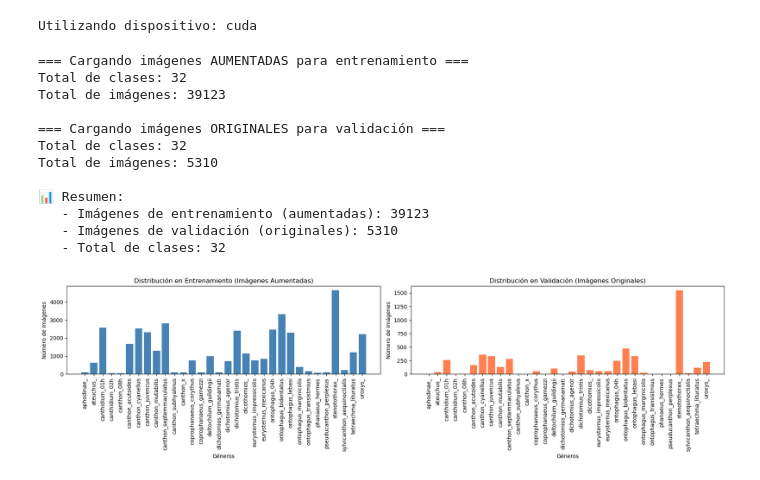
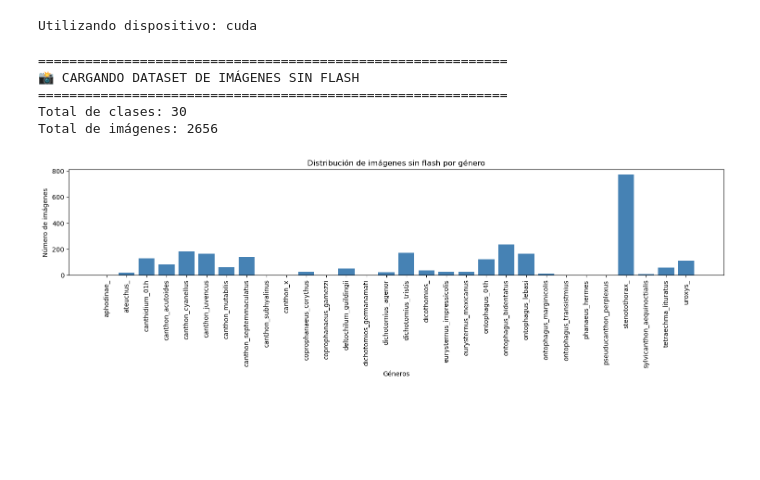
Before and after one commit to acperaltaf/beetles-classification, a Jupyter notebook: RestNet.ipynb, the cells around one changed output. Cells and saved outputs as stored; diff of their text form; code cells hidden in the pictures; blank space fills up the shorter version.

```diff
--- a/RestNet.ipynb
+++ b/RestNet.ipynb
@@ -106,7 +106,7 @@ class BeetleDataset(Dataset):
         return image, label
 
 # Función para cargar las imágenes y etiquetas
-def load_dataset(data_dir='cropped_beetles/images'):
+def load_dataset(data_dir='cropped_beetles/images_no_flash'):
     image_paths = []
     labels = []
     class_names = []
@@ -120,80 +120,53 @@ def load_dataset(data_dir='cropped_beetles/images'):
 
             # Obtener todas las imágenes de cada género
             for img_file in os.listdir(genus_path):
                 if img_file.lower().endswith(('.jpg', '.jpeg', '.png')):
                     img_path = os.path.join(genus_path, img_file)
                     image_paths.append(img_path)
                     labels.append(class_idx)
 
     print(f"Total de clases: {len(class_names)}")
     print(f"Total de imágenes: {len(image_paths)}")
 
     return image_paths, labels, class_names
 
-# Cargar el dataset de imágenes AUMENTADAS para entrenamiento
-print("=== Cargando imágenes AUMENTADAS para entrenamiento ===")
-train_paths, train_labels, class_names = load_dataset('cropped_beetles/images_augmented')
+# Cargar el dataset de imágenes SIN FLASH
+print("=" * 60)
+print("📸 CARGANDO DATASET DE IMÁGENES SIN FLASH")
+print("=" * 60)
+image_paths, labels, class_names = load_dataset('cropped_beetles/images_no_flash')
 
-# Cargar el dataset de imágenes ORIGINALES para validación
-print("\n=== Cargando imágenes ORIGINALES para validación ===")
-val_paths, val_labels, class_names_val = load_dataset('cropped_beetles/images')
-
-# Verificar que las clases sean las mismas en ambos conjuntos
-assert class_names == class_names_val, "Las clases no coinciden entre los conjuntos aumentado y original"
-
-print(f"\n📊 Resumen:")
-print(f"   - Imágenes de entrenamiento (aumentadas): {len(train_paths)}")
-print(f"   - Imágenes de validación (originales): {len(val_paths)}")
-print(f"   - Total de clases: {len(class_names)}")
-
-# Mostrar la distribución de clases en ambos conjuntos
-fig, axes = plt.subplots(1, 2, figsize=(18, 5))
-
-# Distribución en entrenamiento (aumentadas)
-unique_train, counts_train = np.unique(train_labels, return_counts=True)
-axes[0].bar([class_names[i] for i in unique_train], counts_train, color='steelblue')
-axes[0].set_xticklabels([class_names[i] for i in unique_train], rotation=90)
-axes[0].set_xlabel('Géneros')
-axes[0].set_ylabel('Número de imágenes')
-axes[0].set_title('Distribución en Entrenamiento (Imágenes Aumentadas)')
-
-# Distribución en validación (originales)
-unique_val, counts_val = np.unique(val_labels, return_counts=True)
-axes[1].bar([class_names[i] for i in unique_val], counts_val, color='coral')
-axes[1].set_xticklabels([class_names[i] for i in unique_val], rotation=90)
-axes[1].set_xlabel('Géneros')
-axes[1].set_ylabel('Número de imágenes')
-axes[1].set_title('Distribución en Validación (Imágenes Originales)')
-
+# Mostrar la distribución de clases
+unique_labels, counts = np.unique(labels, return_counts=True)
+plt.figure(figsize=(15, 5))
+plt.bar([class_names[i] for i in unique_labels], counts, color='steelblue')
+plt.xticks(rotation=90)
+plt.xlabel('Géneros')
+plt.ylabel('Número de imágenes')
+plt.title('Distribución de imágenes sin flash por género')
 plt.tight_layout()
 plt.show()
 
 # Definir transformaciones para preprocesamiento de imágenes
-# Para entrenamiento: solo normalización (las imágenes ya están aumentadas)
 transform_train = transforms.Compose([
     transforms.Resize((224, 224)),
+    transforms.RandomHorizontalFlip(),
+    transforms.RandomRotation(10),
+    transforms.ColorJitter(brightness=0.2, contrast=0.2, saturation=0.2),
     transforms.ToTensor(),
     transforms.Normalize(mean=[0.485, 0.456, 0.406], std=[0.229, 0.224, 0.225])
 ])
 
-# Para validación: solo normalización (sin augmentation adicional)
 transform_val = transforms.Compose([
     transforms.Resize((224, 224)),
     transforms.ToTensor(),
     transforms.Normalize(mean=[0.485, 0.456, 0.406], std=[0.229, 0.224, 0.225])
 ])
 # %% [output]
-=== Cargando imágenes AUMENTADAS para entrenamiento ===
-Total de clases: 32
-Total de imágenes: 39123
-
-=== Cargando imágenes ORIGINALES para validación ===
-Total de clases: 32
-Total de imágenes: 5310
-
-📊 Resumen:
-   - Imágenes de entrenamiento (aumentadas): 39123
-   - Imágenes de validación (originales): 5310
-   - Total de clases: 32
+============================================================
+📸 CARGANDO DATASET DE IMÁGENES SIN FLASH
+============================================================
+Total de clases: 30
+Total de imágenes: 2656
-[figure, old version]
+[figure, new version]
 # %%
```
Also changed, not shown: parts of 13 cells of this notebook, 19 other files.
